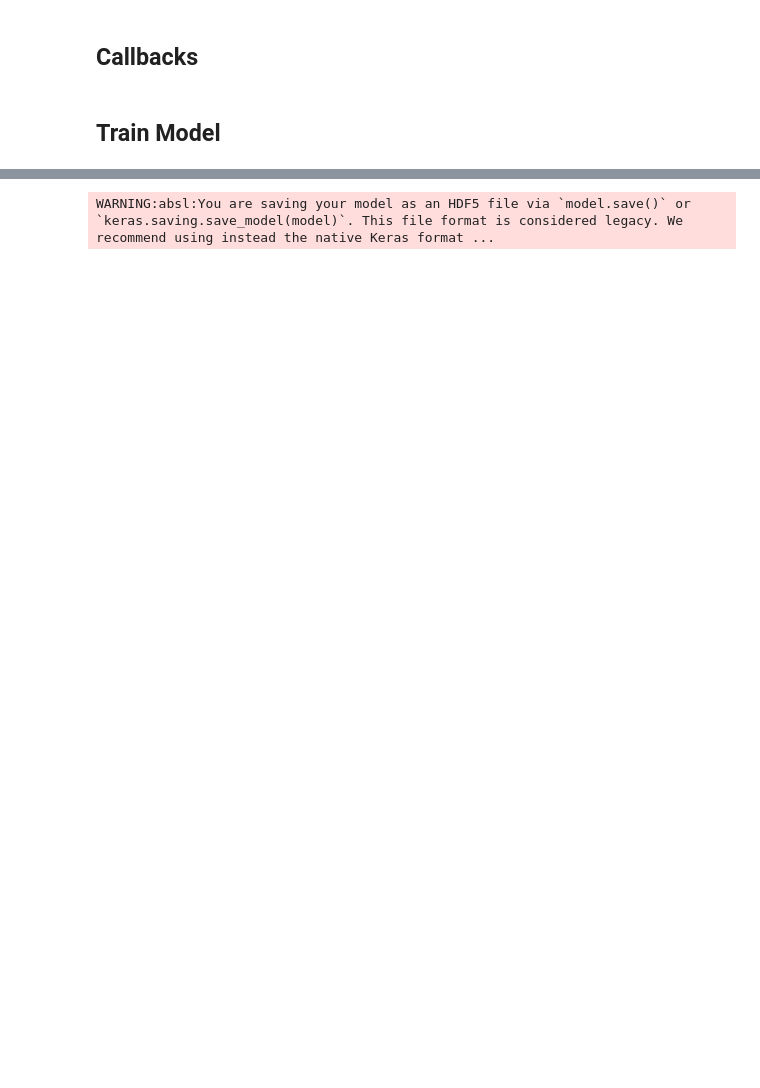
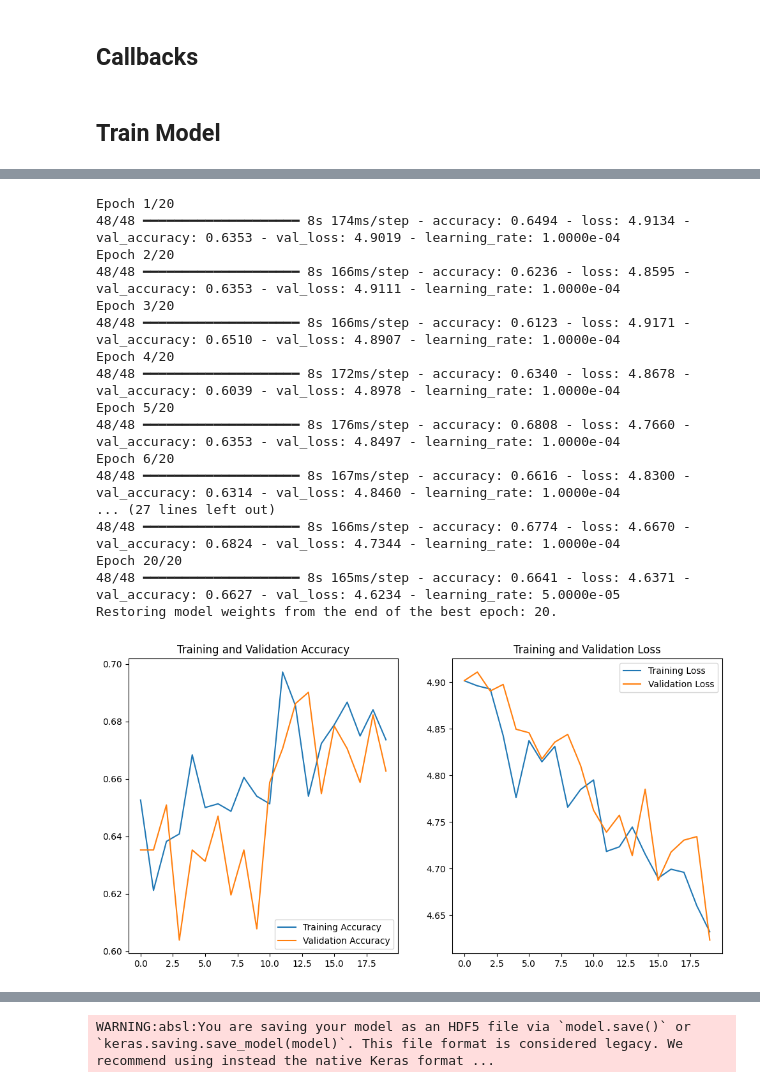
Before and after one commit to Bangkit-C242-PS177/ML, a Jupyter notebook: skin_type.ipynb, the cells around one changed output, grey strips where cells are left out. Drawn from its saved outputs; the diff is of its cells as text; code cells hidden in the pictures; blank space fills up the shorter version.

Commit message:
conditions and type models improvement

```diff
--- a/skin_type.ipynb
+++ b/skin_type.ipynb
@@ -406,0 +424,56 @@ weighted avg       0.68      0.67      0.67       255
+# %%
+# class_weight = {0: 0.6 , 1: 1.2 , 2: 0.6}  # Sesuaikan bobot berdasarkan kinerja kelas
+
+# Melatih model dan mencatat hasil pelatihan dalam objek `history`
+history = model.fit(
+    ds_train,
+    validation_data=ds_val,
+    epochs=20,
+    # class_weight=class_weight,
+    callbacks=[early_stopping, lr_scheduler]
+)
+
+# Menampilkan metrik dengan matplotlib
+accuracy = history.history['accuracy']
+val_accuracy = history.history['val_accuracy']
+loss = history.history['loss']
+val_loss = history.history['val_loss']
+
+epochs_range = range(len(accuracy))
+
+plt.figure(figsize=(12, 6))
+plt.subplot(1, 2, 1)
+plt.plot(epochs_range, accuracy, label='Training Accuracy')
+plt.plot(epochs_range, val_accuracy, label='Validation Accuracy')
+plt.legend(loc='lower right')
+plt.title('Training and Validation Accuracy')
+
+plt.subplot(1, 2, 2)
+plt.plot(epochs_range, loss, label='Training Loss')
+plt.plot(epochs_range, val_loss, label='Validation Loss')
+plt.legend(loc='upper right')
+plt.title('Training and Validation Loss')
+plt.show()
+
+# Evaluasi model pada data testing
+loss, accuracy = model.evaluate(ds_test)
+print(f'Testing Loss: {loss}, Testing Accuracy: {accuracy}')
+# %% [output]
+Epoch 1/20
+48/48 ━━━━━━━━━━━━━━━━━━━━ 8s 174ms/step - accuracy: 0.6494 - loss: 4.9134 - val_accuracy: 0.6353 - val_loss: 4.9019 - learning_rate: 1.0000e-04
+Epoch 2/20
+48/48 ━━━━━━━━━━━━━━━━━━━━ 8s 166ms/step - accuracy: 0.6236 - loss: 4.8595 - val_accuracy: 0.6353 - val_loss: 4.9111 - learning_rate: 1.0000e-04
+Epoch 3/20
+48/48 ━━━━━━━━━━━━━━━━━━━━ 8s 166ms/step - accuracy: 0.6123 - loss: 4.9171 - val_accuracy: 0.6510 - val_loss: 4.8907 - learning_rate: 1.0000e-04
+Epoch 4/20
+48/48 ━━━━━━━━━━━━━━━━━━━━ 8s 172ms/step - accuracy: 0.6340 - loss: 4.8678 - val_accuracy: 0.6039 - val_loss: 4.8978 - learning_rate: 1.0000e-04
+Epoch 5/20
+48/48 ━━━━━━━━━━━━━━━━━━━━ 8s 176ms/step - accuracy: 0.6808 - loss: 4.7660 - val_accuracy: 0.6353 - val_loss: 4.8497 - learning_rate: 1.0000e-04
+Epoch 6/20
+48/48 ━━━━━━━━━━━━━━━━━━━━ 8s 167ms/step - accuracy: 0.6616 - loss: 4.8300 - val_accuracy: 0.6314 - val_loss: 4.8460 - learning_rate: 1.0000e-04
+... (27 lines left out)
+48/48 ━━━━━━━━━━━━━━━━━━━━ 8s 166ms/step - accuracy: 0.6774 - loss: 4.6670 - val_accuracy: 0.6824 - val_loss: 4.7344 - learning_rate: 1.0000e-04
+Epoch 20/20
+48/48 ━━━━━━━━━━━━━━━━━━━━ 8s 165ms/step - accuracy: 0.6641 - loss: 4.6371 - val_accuracy: 0.6627 - val_loss: 4.6234 - learning_rate: 5.0000e-05
+Restoring model weights from the end of the best epoch: 20.
+[figure, added]
```
Also changed, not shown: parts of 15 cells of this notebook, 5 other files.
